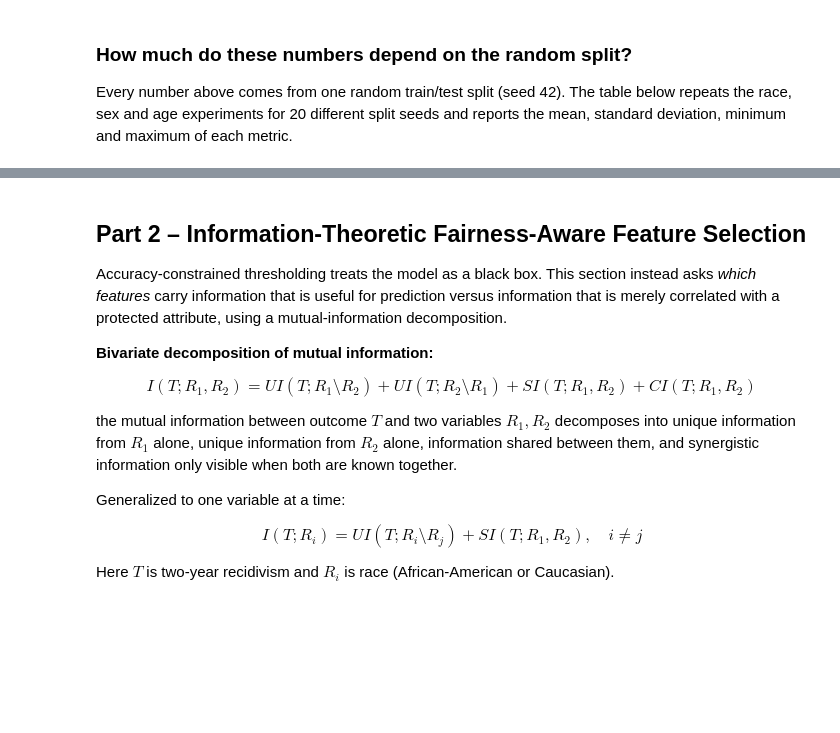
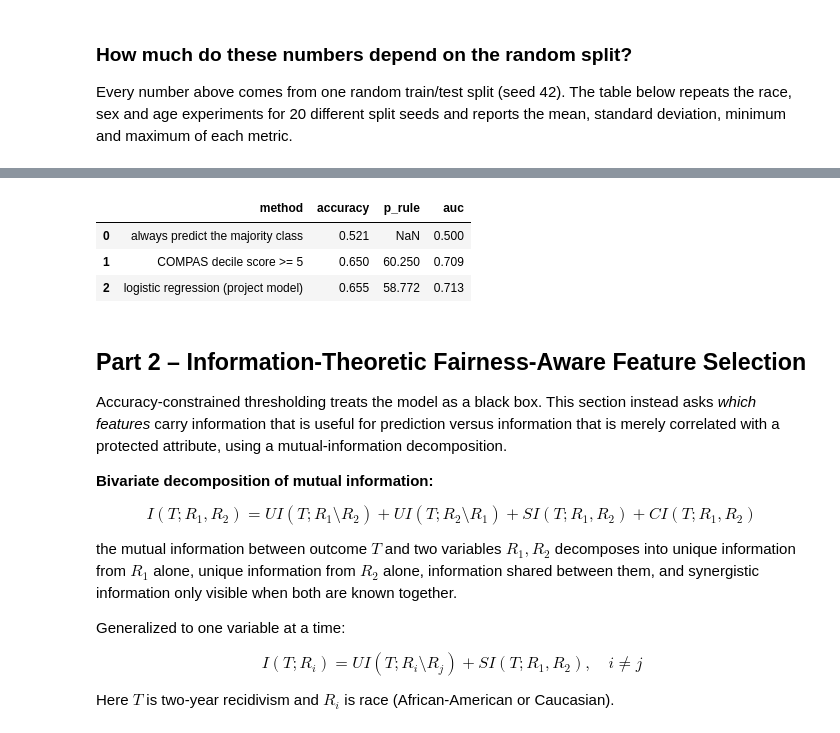
Before and after one commit to BessiePengjinWang/compas-fairness-diagnostics, a Jupyter notebook: notebooks/fairness_diagnostics.ipynb, the cells around one changed output, grey strips where cells are left out. Cells and saved outputs as stored; diff of their text form; code cells hidden in the pictures; blank space fills up the shorter version.

```diff
--- a/notebooks/fairness_diagnostics.ipynb
+++ b/notebooks/fairness_diagnostics.ipynb
@@ -216,3 +220,12 @@ summarize_over_seeds(seed_table).round(3)
+# %%
+from compas_fairness.baselines import baseline_report
+
+baseline_report(race_experiment, data, 0).round(3)
+# %% [output]
+|  | method | accuracy | p_rule | auc |
+| 0 | always predict the majority class | 0.521 | NaN | 0.500 |
+| 1 | COMPAS decile score >= 5 | 0.650 | 60.250 | 0.709 |
+| 2 | logistic regression (project model) | 0.655 | 58.772 | 0.713 |
 # %% [markdown]
 ## Part 2 – Information-Theoretic Fairness-Aware Feature Selection
 
```
Also changed, not shown: parts of 2 cells of this notebook, 3 other files.
